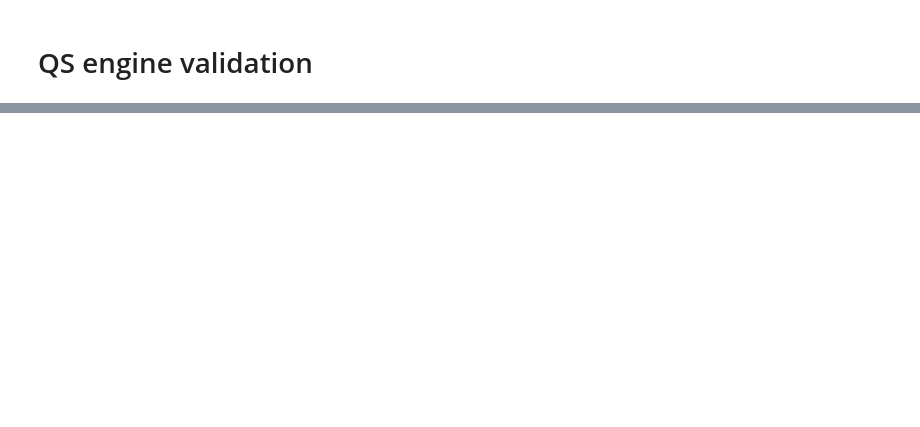
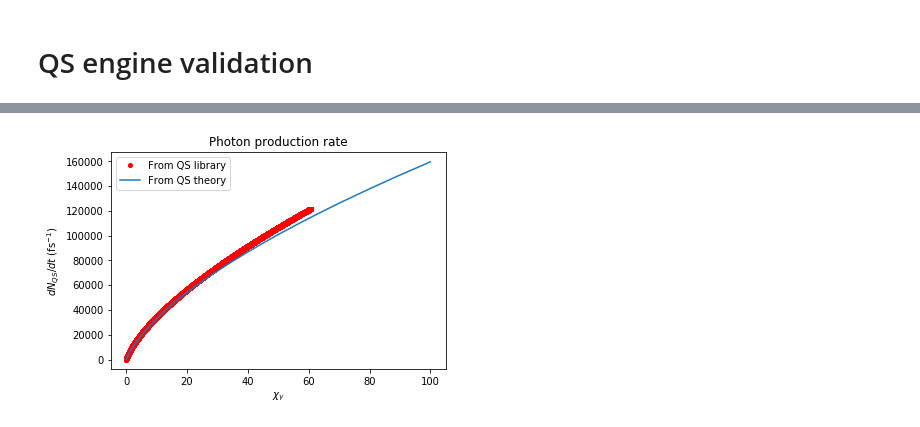
Before and after one commit to ECP-WarpX/picsar, a Jupyter notebook: src/multi_physics/test_cpu/validation_QS.ipynb, the cells around one changed output, grey strips where cells are left out. Saved outputs shown, nothing was run; the diff lists cells and outputs as text; code cells hidden in the pictures; blank space fills up the shorter version.

```diff
--- a/src/multi_physics/test_cpu/validation_QS.ipynb
+++ b/src/multi_physics/test_cpu/validation_QS.ipynb
@@ -85,0 +186,13 @@ plt.show()
+# %%
+plt.plot(x, y, 'ro', label='From QS library', markersize=4)
+plt.plot(chis, th_rates*1e-15, label='From QS theory')
+
+plt.xlabel('$\chi_{\gamma}$')
+plt.ylabel('$dN_{QS}/dt$ (fs$^{-1}$)')
+plt.title('Photon production rate')
+plt.legend()
+#plt.ylim(1e-5, 1)
+#plt.xlim(1e-2,1e3)
+plt.show()
+# %% [output]
+[figure, added]
```
Also changed, not shown: parts of 9 cells of this notebook, 3 other files.
